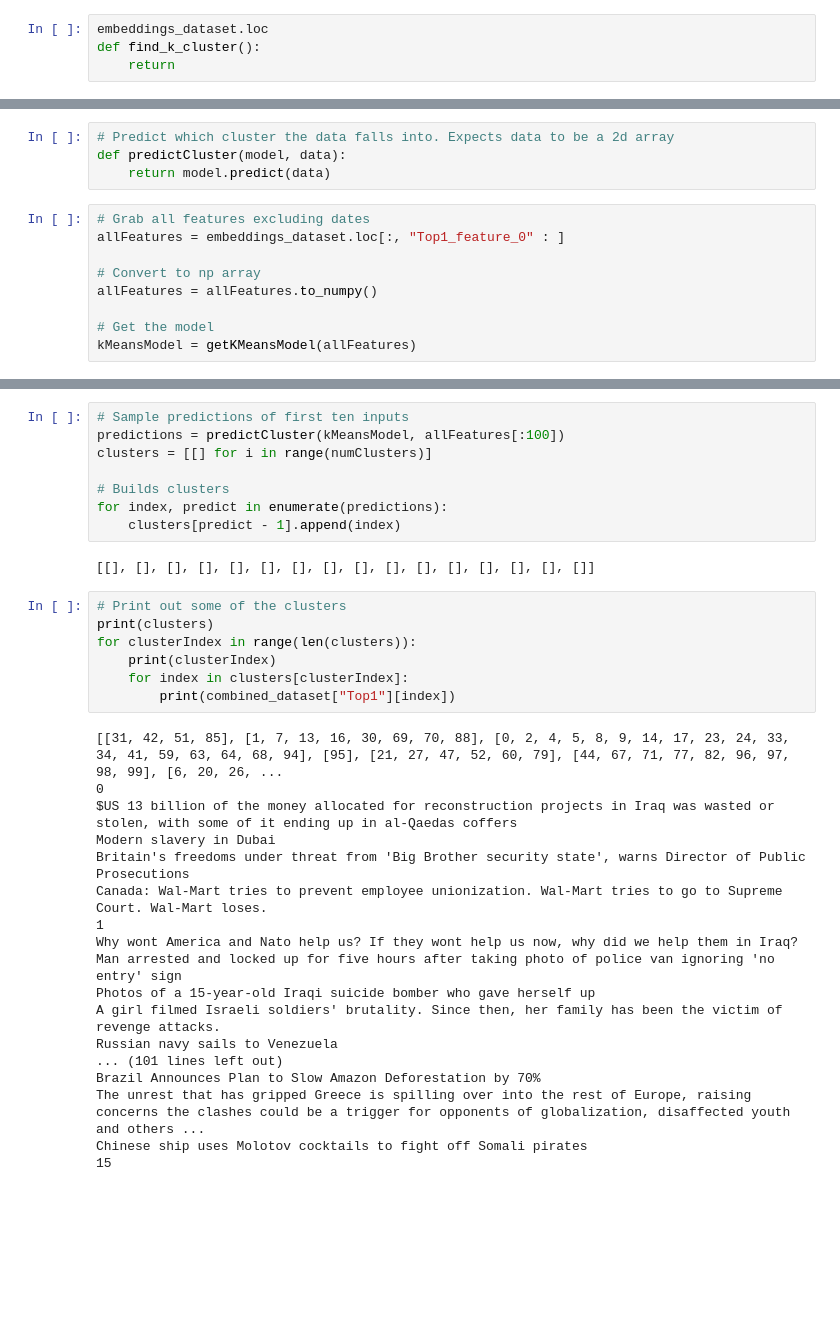
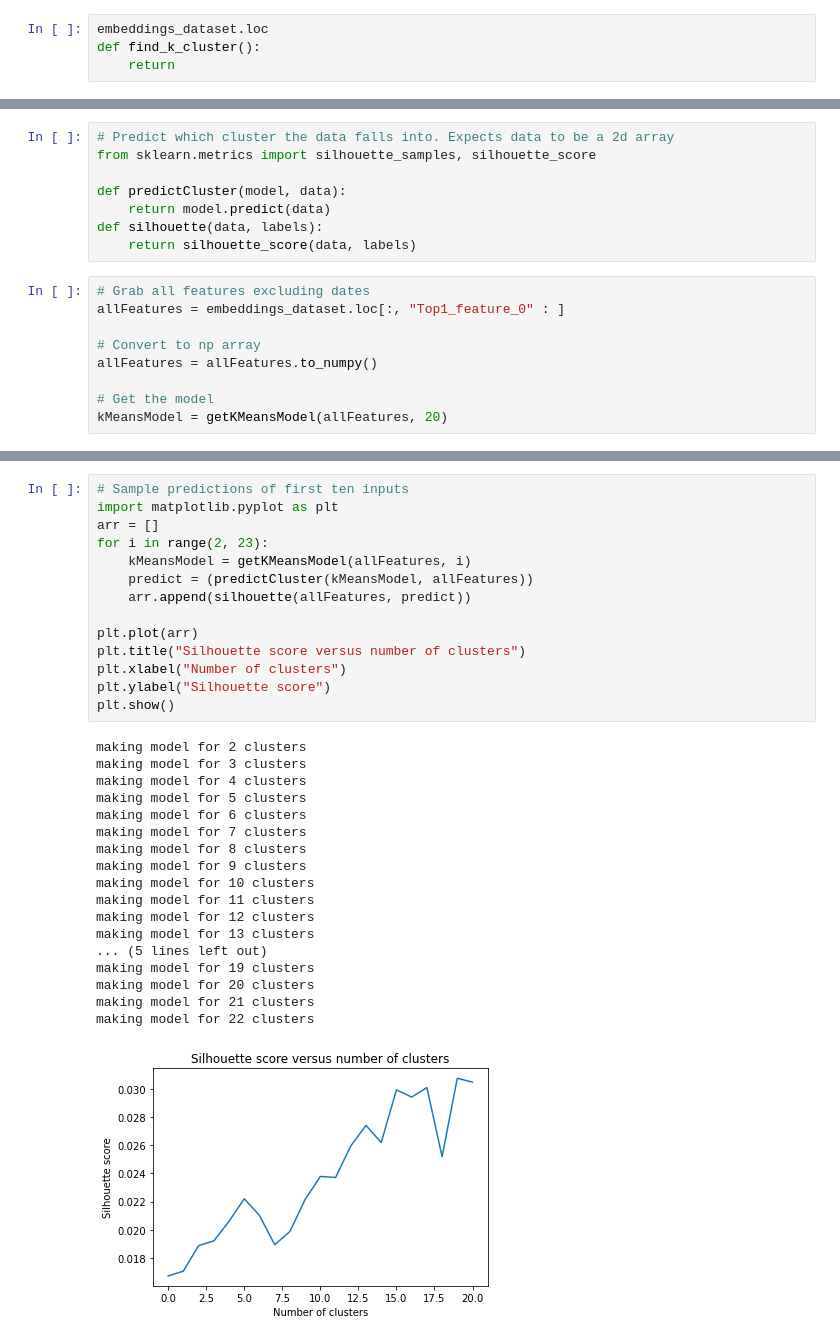
Before and after one commit to timothycobrien/mlproj, a Jupyter notebook: project.ipynb, the cells around one changed output, grey strips where cells are left out. Saved outputs shown, nothing was run; the diff lists cells and outputs as text; blank space fills up the shorter version.

```diff
--- a/project.ipynb
+++ b/project.ipynb
@@ -151,8 +152,12 @@ def getKMeansModel(data, K=numClusters):
     return kMeansModel
 # %%
 # Predict which cluster the data falls into. Expects data to be a 2d array
+from sklearn.metrics import silhouette_samples, silhouette_score
+
 def predictCluster(model, data):
     return model.predict(data)
+def silhouette(data, labels):
+    return silhouette_score(data, labels)
 # %%
 # Grab all features excluding dates
 allFeatures = embeddings_dataset.loc[:, "Top1_feature_0" : ]
@@ -161,5 +166,5 @@ allFeatures = embeddings_dataset.loc[:, "Top1_feature_0" : ]
 allFeatures = allFeatures.to_numpy()
 
 # Get the model
-kMeansModel = getKMeansModel(allFeatures)
+kMeansModel = getKMeansModel(allFeatures, 20)
 # %% [output]
@@ -179,35 +184,33 @@ kMeansModel = getKMeansModel(allFeatures)
-# %%
-# Sample predictions of first ten inputs
-predictions = predictCluster(kMeansModel, allFeatures[:100])
-clusters = [[] for i in range(numClusters)]
-
-# Builds clusters
-for index, predict in enumerate(predictions):
-    clusters[predict - 1].append(index)
-# %% [output]
-[[], [], [], [], [], [], [], [], [], [], [], [], [], [], [], []]
-# %%
-# Print out some of the clusters
-print(clusters)
-for clusterIndex in range(len(clusters)):
-    print(clusterIndex)
-    for index in clusters[clusterIndex]:
-        print(combined_dataset["Top1"][index])
-# %% [output]
-[[31, 42, 51, 85], [1, 7, 13, 16, 30, 69, 70, 88], [0, 2, 4, 5, 8, 9, 14, 17, 23, 24, 33, 34, 41, 59, 63, 64, 68, 94], [95], [21, 27, 47, 52, 60, 79], [44, 67, 71, 77, 82, 96, 97, 98, 99], [6, 20, 26, ...
-0
-$US 13 billion of the money allocated for reconstruction projects in Iraq was wasted or stolen, with some of it ending up in al-Qaedas coffers
-Modern slavery in Dubai
-Britain's freedoms under threat from 'Big Brother security state', warns Director of Public Prosecutions
-Canada: Wal-Mart tries to prevent employee unionization. Wal-Mart tries to go to Supreme Court. Wal-Mart loses.
-1
-Why wont America and Nato help us? If they wont help us now, why did we help them in Iraq?
-Man arrested and locked up for five hours after taking photo of police van ignoring 'no entry' sign
-Photos of a 15-year-old Iraqi suicide bomber who gave herself up
-A girl filmed Israeli soldiers' brutality. Since then, her family has been the victim of revenge attacks.
-Russian navy sails to Venezuela
-... (101 lines left out)
-Brazil Announces Plan to Slow Amazon Deforestation by 70%
-The unrest that has gripped Greece is spilling over into the rest of Europe, raising concerns the clashes could be a trigger for opponents of globalization, disaffected youth and others ...
-Chinese ship uses Molotov cocktails to fight off Somali pirates
-15
+# %%
+# Sample predictions of first ten inputs
+import matplotlib.pyplot as plt
+arr = []
+for i in range(2, 23):
+    kMeansModel = getKMeansModel(allFeatures, i)
+    predict = (predictCluster(kMeansModel, allFeatures))
+    arr.append(silhouette(allFeatures, predict))
+
+plt.plot(arr)
+plt.title("Silhouette score versus number of clusters")
+plt.xlabel("Number of clusters")
+plt.ylabel("Silhouette score")
+plt.show()
+# %% [output]
+making model for 2 clusters
+making model for 3 clusters
+making model for 4 clusters
+making model for 5 clusters
+making model for 6 clusters
+making model for 7 clusters
+making model for 8 clusters
+making model for 9 clusters
+making model for 10 clusters
+making model for 11 clusters
+making model for 12 clusters
+making model for 13 clusters
+... (5 lines left out)
+making model for 19 clusters
+making model for 20 clusters
+making model for 21 clusters
+making model for 22 clusters
+[figure, added]
```
Also changed, not shown: parts of 5 cells of this notebook.
